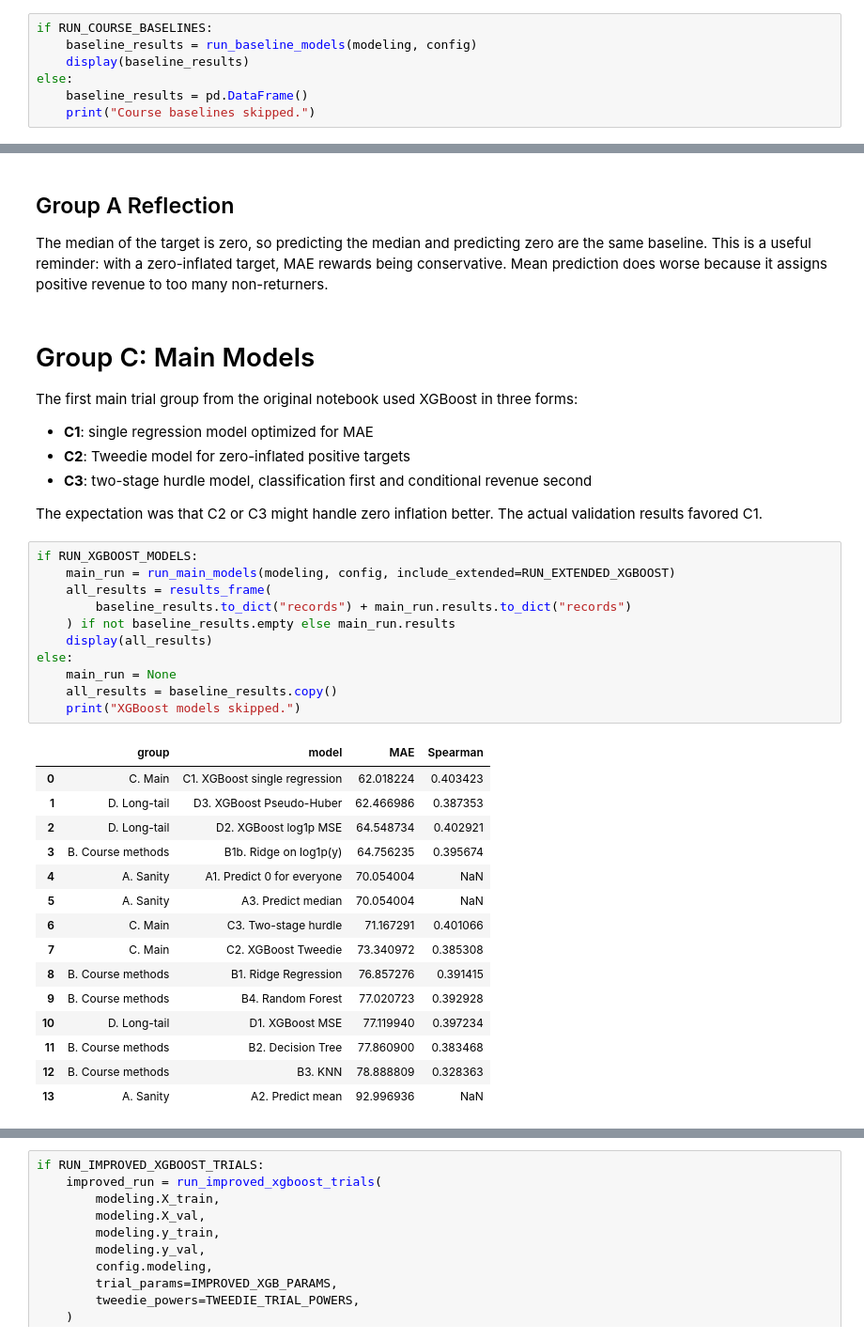
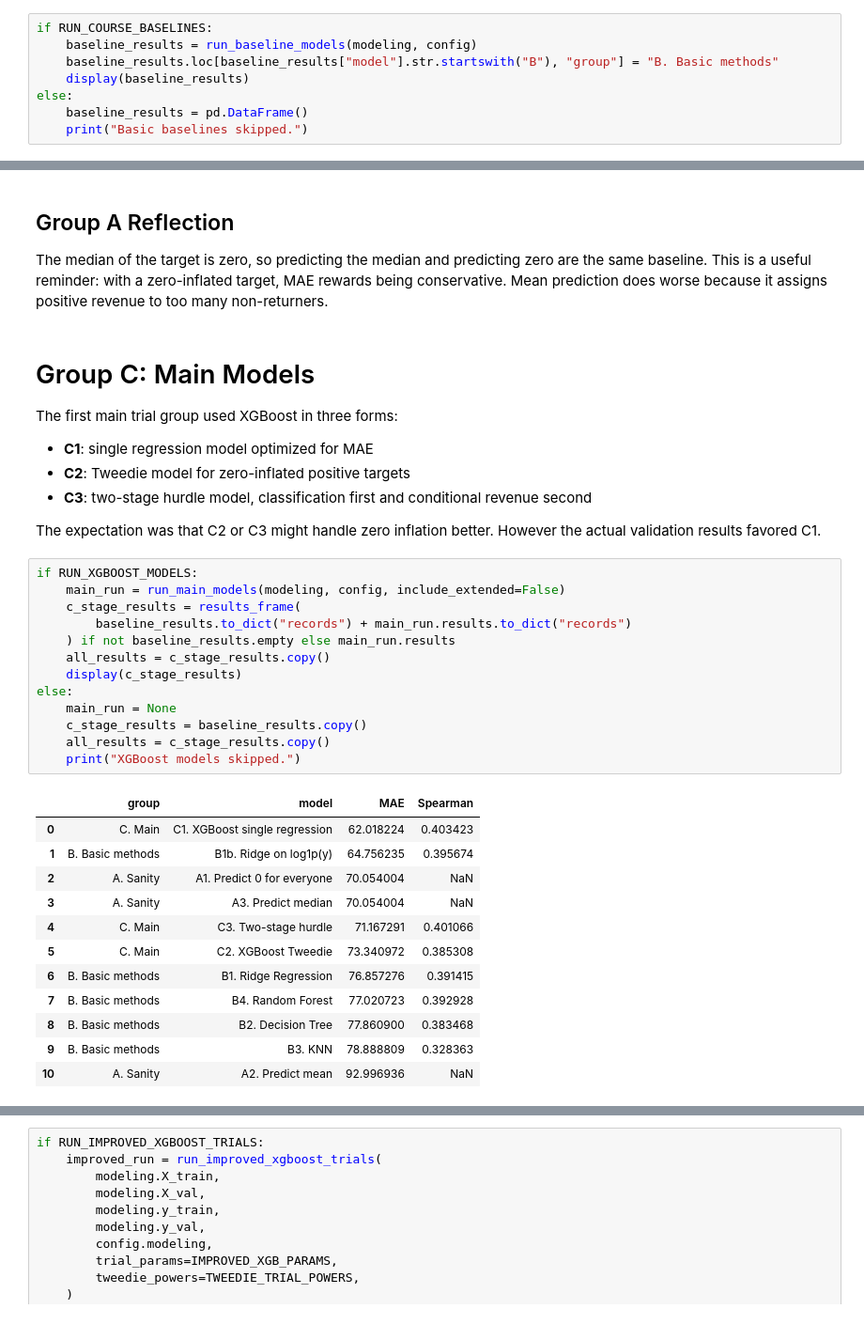
Before and after one commit to linear-depression/kul-advanced-analytics, a Jupyter notebook: proj1/notebooks/project_1.ipynb, the cells around one changed output, grey strips where cells are left out. Shown at 94% size. Saved outputs shown, nothing was run; the diff lists cells and outputs as text.

```diff
--- a/proj1/notebooks/project_1.ipynb
+++ b/proj1/notebooks/project_1.ipynb
@@ -689,9 +583,10 @@ The baseline section has two purposes. Group A tells us what happens if we use n
 # %%
 if RUN_COURSE_BASELINES:
     baseline_results = run_baseline_models(modeling, config)
+    baseline_results.loc[baseline_results["model"].str.startswith("B"), "group"] = "B. Basic methods"
     display(baseline_results)
 else:
     baseline_results = pd.DataFrame()
-    print("Course baselines skipped.")
+    print("Basic baselines skipped.")
 # %% [output]
 |  | group | model | MAE | Spearman |
@@ -710,40 +605,39 @@ The median of the target is zero, so predicting the median and predicting zero a
 # %% [markdown]
 # Group C: Main Models
 
-The first main trial group from the original notebook used XGBoost in three forms:
+The first main trial group used XGBoost in three forms:
 
 - **C1**: single regression model optimized for MAE
 - **C2**: Tweedie model for zero-inflated positive targets
 - **C3**: two-stage hurdle model, classification first and conditional revenue second
 
-The expectation was that C2 or C3 might handle zero inflation better. The actual validation results favored C1.
+The expectation was that C2 or C3 might handle zero inflation better. However the actual validation results favored C1.
 # %%
 if RUN_XGBOOST_MODELS:
-    main_run = run_main_models(modeling, config, include_extended=RUN_EXTENDED_XGBOOST)
-    all_results = results_frame(
+    main_run = run_main_models(modeling, config, include_extended=False)
+    c_stage_results = results_frame(
         baseline_results.to_dict("records") + main_run.results.to_dict("records")
     ) if not baseline_results.empty else main_run.results
-    display(all_results)
+    all_results = c_stage_results.copy()
+    display(c_stage_results)
 else:
     main_run = None
-    all_results = baseline_results.copy()
+    c_stage_results = baseline_results.copy()
+    all_results = c_stage_results.copy()
     print("XGBoost models skipped.")
 # %% [output]
 |  | group | model | MAE | Spearman |
 | 0 | C. Main | C1. XGBoost single regression | 62.018224 | 0.403423 |
-| 1 | D. Long-tail | D3. XGBoost Pseudo-Huber | 62.466986 | 0.387353 |
-| 2 | D. Long-tail | D2. XGBoost log1p MSE | 64.548734 | 0.402921 |
-| 3 | B. Course methods | B1b. Ridge on log1p(y) | 64.756235 | 0.395674 |
-| 4 | A. Sanity | A1. Predict 0 for everyone | 70.054004 | NaN |
-| 5 | A. Sanity | A3. Predict median | 70.054004 | NaN |
-| 6 | C. Main | C3. Two-stage hurdle | 71.167291 | 0.401066 |
-| 7 | C. Main | C2. XGBoost Tweedie | 73.340972 | 0.385308 |
-| 8 | B. Course methods | B1. Ridge Regression | 76.857276 | 0.391415 |
-| 9 | B. Course methods | B4. Random Forest | 77.020723 | 0.392928 |
-| 10 | D. Long-tail | D1. XGBoost MSE | 77.119940 | 0.397234 |
-| 11 | B. Course methods | B2. Decision Tree | 77.860900 | 0.383468 |
-| 12 | B. Course methods | B3. KNN | 78.888809 | 0.328363 |
-| 13 | A. Sanity | A2. Predict mean | 92.996936 | NaN |
+| 1 | B. Basic methods | B1b. Ridge on log1p(y) | 64.756235 | 0.395674 |
+| 2 | A. Sanity | A1. Predict 0 for everyone | 70.054004 | NaN |
+| 3 | A. Sanity | A3. Predict median | 70.054004 | NaN |
+| 4 | C. Main | C3. Two-stage hurdle | 71.167291 | 0.401066 |
+| 5 | C. Main | C2. XGBoost Tweedie | 73.340972 | 0.385308 |
+| 6 | B. Basic methods | B1. Ridge Regression | 76.857276 | 0.391415 |
+| 7 | B. Basic methods | B4. Random Forest | 77.020723 | 0.392928 |
+| 8 | B. Basic methods | B2. Decision Tree | 77.860900 | 0.383468 |
+| 9 | B. Basic methods | B3. KNN | 78.888809 | 0.328363 |
+| 10 | A. Sanity | A2. Predict mean | 92.996936 | NaN |
 # %% [markdown]
 ## Prediction Distribution Diagnostic
 
```
Also changed, not shown: parts of 54 cells of this notebook, 2 other files.
